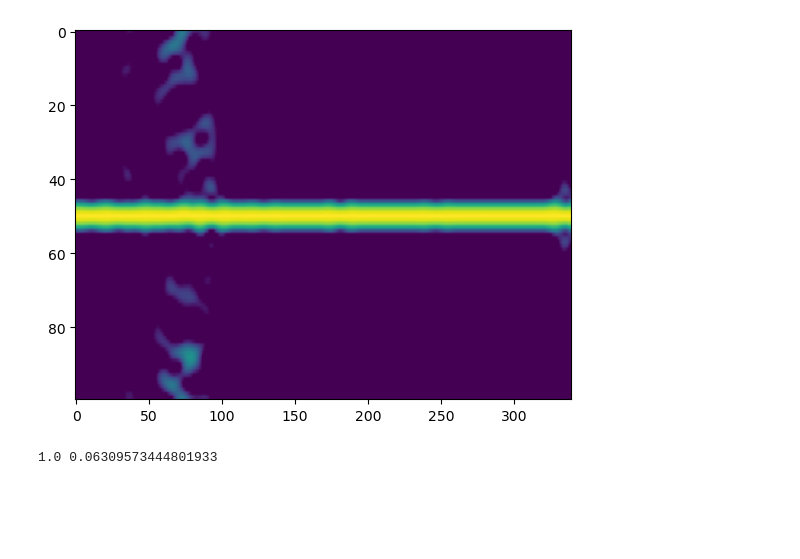
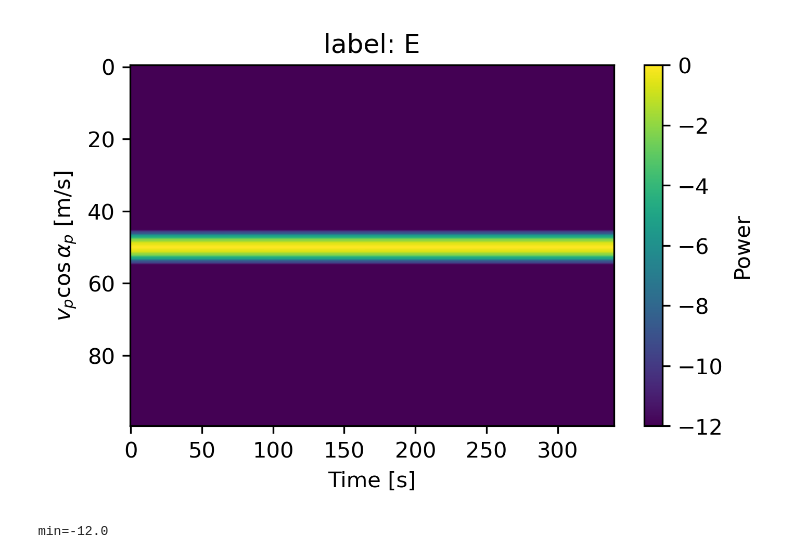
Before and after one commit to RaffaeleSabatini/Human-Activity-Recognition-using-Wifi, a Jupyter notebook: test.ipynb, the cells around one changed output. Cells and saved outputs as stored; diff of their text form; code cells hidden in the pictures; blank space fills up the shorter version.

```diff
--- a/test.ipynb
+++ b/test.ipynb
@@ -77,9 +46,19 @@ Name file: S2a_R_stream_95.npy ----- Shape: (340, 100)
-# %%
-image = np.load("doppler_traces/S3a/S3a_E_stream_1.txt", allow_pickle=True).T
-
-plt.imshow(np.log(image[:, :340]), aspect="auto")
-plt.show()
-print(np.max(image), np.min(image))
-# %% [output]
-[figure, removed]
-1.0 0.06309573444801933
+# %%
+img2 = np.load("doppler_traces_test/S2a_E_stream_0000.npy", allow_pickle=True).T
+img2_db = 10*np.log10(img2)
+
+fig, ax = plt.subplots(1, dpi=300, figsize=(5, 3))
+image = ax.imshow(img2_db, aspect='auto')
+cb = fig.colorbar(image)
+cb.set_label("Power")
+
+ax.set_ylabel(r"$v_p \cos \alpha_p$ [m/s]", fontsize=10)
+ax.set_xlabel("Time [s]", fontsize=10)
+ax.set_title(f"label: E")
+
+plt.show()
+
+print(f"min={img2_db.min()}")
+# %% [output]
+[figure, added]
+min=-12.0
```
Also changed, not shown: parts of 7 cells of this notebook, 5 other files.
